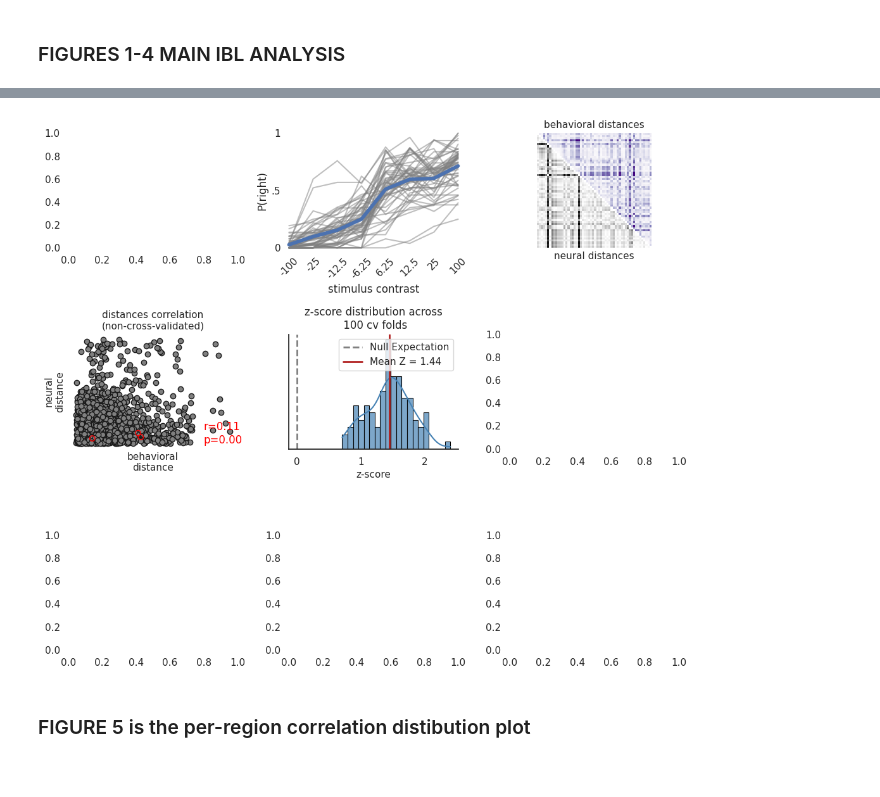
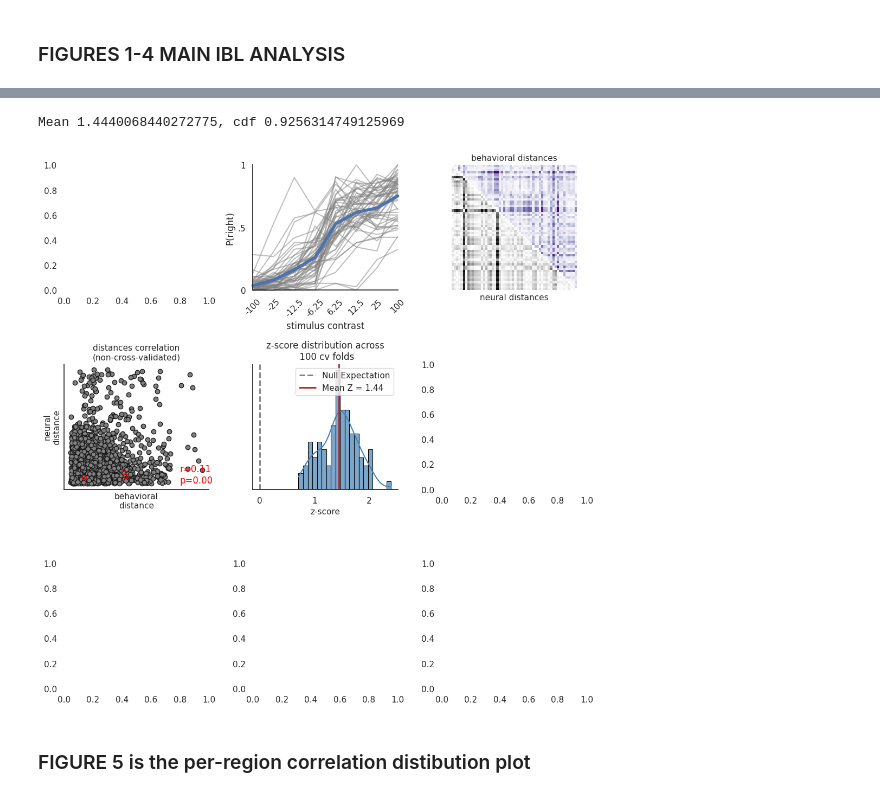
Before and after one commit to brunaafl/ShapeMetrics, a Jupyter notebook: combined_figure.ipynb, the cells around one changed output, grey strips where cells are left out. Drawn from its saved outputs; the diff is of its cells as text; code cells hidden in the pictures.

```diff
--- a/combined_figure.ipynb
+++ b/combined_figure.ipynb
@@ -43,7 +43,7 @@ from pathlib import Path
 import pickle
 
 # Load the data
-DATA_DIR = Path.cwd() / "ibl_analyses" / "notebooks"  #/ "prep_data"
+DATA_DIR = Path.cwd() / "ibl_analyses" / "notebooks"  / "prep_data"
 with open(DATA_DIR / "raw_behavior_all.pkl", "rb") as f:
     n_trials, cs_trials = pickle.load(f)
 with open(DATA_DIR / "100_folds_1_time_point_all.pkl", "rb") as f:
@@ -58,12 +58,13 @@ def convert_to_rw_choices(cs_trials):
         choices.append(np.mean(both,0))
     return np.array(choices)
 
-def distances_mantel(dist1, dist2, n_perm=500):
+def distances_mantel(dist1, dist2, n_perm=1000, seed=None):
     corrs_shuffle = []
     S = dist1.shape[0]
     flat_dist1 = dist1[np.triu_indices(S,1)]
-    for _ in range(n_perm):
-        perm = np.random.permutation(S)
+    rng = np.random.default_rng(seed)
+    for i in range(n_perm):
+        perm = rng.permutation(S)
         shuffled_dist2 = dist2[perm, :][:, perm]
         flat_dist2_s = shuffled_dist2[np.triu_indices(S,1)]
         r_s,_ = sts.pearsonr(flat_dist2_s, flat_dist1)
@@ -190,6 +159,7 @@ r_dist,p_dist = sts.pearsonr(flat_dist_cc,flat_dist_neural)
 # %%
 # FIGURE 1-4
 fig, axes = plt.subplots(nrows=3, ncols=3, figsize=(7*1.5,7*1.5), constrained_layout=True)
+sns.despine(left=True, bottom=True)
 
 # Adding to the figure
 examples_idx= [10,12,19]
@@ -211,7 +181,7 @@ axes[1].set_xticks(range(len(contrast)-1),[-100,-25,-12.5,-6.25,6.25,12.5,25,100
 axes[1].set_yticks([0,0.5,1],[0,'.5',1])
 axes[1].set_ylim(0,1)
 axes[1].set_xlim(0,7)
-
+sns.despine(bottom=False, left=False, ax=axes[1])
 
 colors = np.array(sns.color_palette(None, S))
 
@@ -255,16 +225,18 @@ axes[3].set_yticks([])
 axes[3].set_title("distances correlation\n(non-cross-validated)", fontsize=11)
 axes[3].scatter(dist_cc[examples_idx,:][:,examples_idx][np.triu_indices(len(examples_idx),1)].flatten(),
                 dist_neural[examples_idx,:][:,examples_idx][np.triu_indices(len(examples_idx),1)].flatten(),facecolors='none', edgecolors='red',zorder=10)
-axes[3]
+sns.despine(bottom=False, left=False, ax=axes[3])
 
 ### Fourth - DISTRIBUTION OF Z SCORES
-
+from scipy.stats import norm
 r = np.array(all_c_corrs[:, 0])
 null_means = np.array([np.mean(c) for c in all_c_corrs[:, 1]])
 null_stds = np.array([np.std(c) for c in all_c_corrs[:, 1]])
 
 # Calculate Z-scores
 z = (r - null_means) / null_stds
+
+print(f'Mean {z.mean()}, cdf {norm.cdf(z.mean())}')
 
 sns.histplot(
     z,
@@ -285,37 +257,36 @@ axes[4].set_yticks([])
 axes[4].set_yticklabels([])
 axes[4].set_ylabel('')
 axes[4].set_xlabel('z-score', fontsize=11)
 axes[4].set_title('z-score distribution across\n 100 cv folds', fontsize=12)
 axes[4].legend(frameon=True, facecolor='white')
+sns.despine(bottom=False, left=False, ax=axes[4])
 
 '''
 ### Fourth - DISTRIBUTION OF CORRELATIONS ACROSS FOLDS
 
 axes[4].set_title("distances correlation\nacross folds")
 data_corrs = np.array(all_c_corrs, dtype=object)[:,0]
 low, high = np.percentile(data_corrs,[2.5,97.5])
 
 #shuffle_corrs = np.array(all_c_corrs, dtype=object)[:,1].mean()
 shuffle_corrs = np.concatenate([np.asarray(c) for c in all_c_corrs[:, 1]])
 shuffle_corrs = np.array([np.asarray(c).mean() for c in all_c_corrs[:, 1]])
 sns.violinplot(data_corrs,label="data",ax=axes[4])
 sns.violinplot(shuffle_corrs,label="shuffle",ax=axes[4],clip_on=False, alpha=0.5)
 axes[4].legend()
 axes[4].set_ylabel("pearsonr\ncorrelation")
 #axes[4].text(0.1,0.02,"low={:.2f}\n high={:.3f}".format(low,high),color='r')
 axes[4].set_yticks([0,0.25])
 axes[4].set_ylim(-0.25,0.25)
 axes[4].set_xticks([])
 '''
 
 plt.tight_layout()
-sns.despine(left=True, bottom=True)
-sns.despine(bottom=False, left=False, ax=axes[4])
-
 plt.savefig('IBL_distances.svg',dpi=300)
 plt.show()
 # %% [output]
+Mean 1.4440068440272775, cdf 0.9256314749125969
-[figure, old version]
+[figure, new version]
 # %% [markdown]
 ### FIGURE 5 is the per-region correlation distibution plot
 # %%
```
Also changed, not shown: parts of 16 cells of this notebook.
